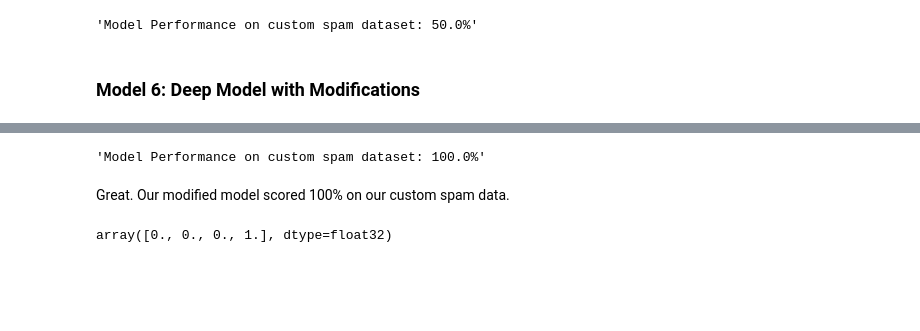
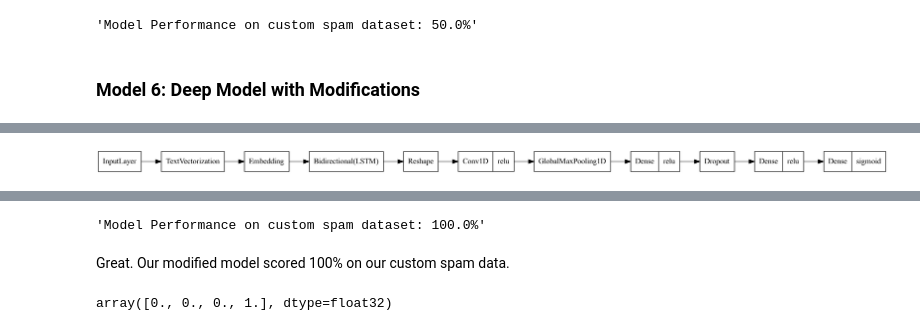
Before and after one commit to SWE-Ahmed/spam-ham-model, a Jupyter notebook: model/spam_ham_model.ipynb, the cells around one changed output, grey strips where cells are left out. Cells and saved outputs as stored; diff of their text form; code cells hidden in the pictures; blank space fills up the shorter version.

```diff
--- a/model/spam_ham_model.ipynb
+++ b/model/spam_ham_model.ipynb
@@ -762,3 +776,11 @@ Epoch 5/5
+# %%
+from tensorflow.keras.utils import plot_model
+plot_model(model_6,
+           show_layer_names=False,
+           show_layer_activations=True,
+           rankdir="LR")
+# %% [output]
+[figure, added]
 # %%
 # evaluate the model
 pred_probs = model_6.predict(X_test_res)
```
Also changed, not shown: parts of 20 cells of this notebook, 2 other files.
